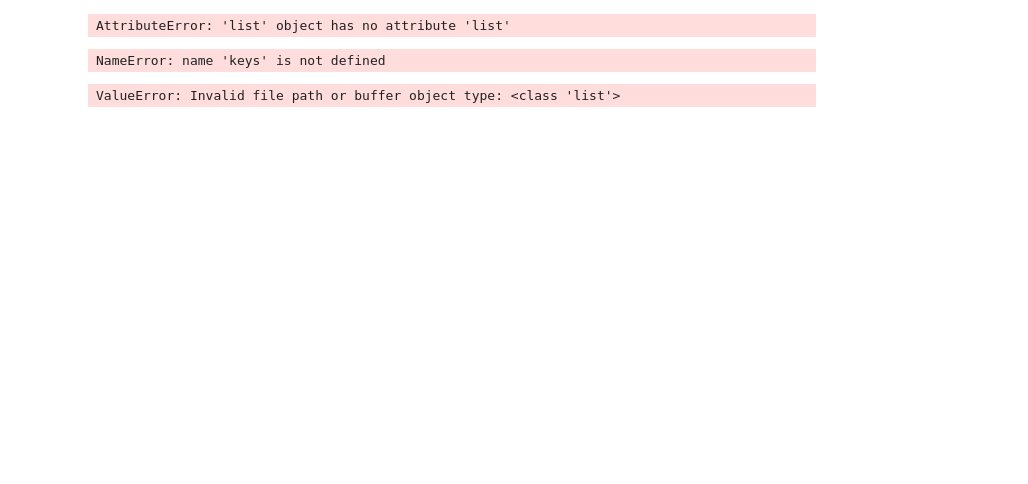
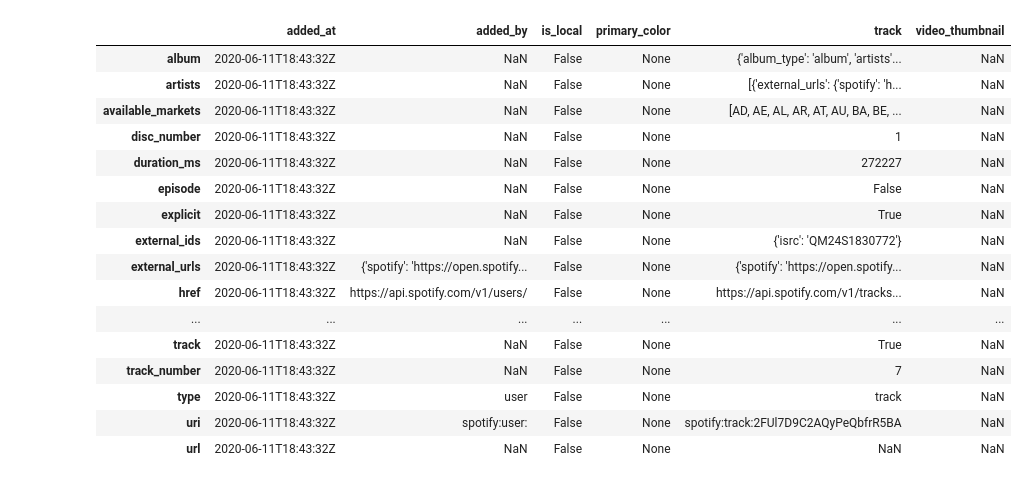
Before and after one commit to Chief-Dom/Spotify_FTB, a Jupyter notebook: api_architecture.ipynb, the cells around one changed output. Cells and saved outputs as stored; diff of their text form; code cells hidden in the pictures; blank space fills up the shorter version.

```diff
--- a/api_architecture.ipynb
+++ b/api_architecture.ipynb
@@ -30,6 +39,11 @@ uri_playL_list = ['spotify:user:22okarqslvrgo5yvlkkfvr64a:playlist:37i9dQZF1DXdg
                   'spotify:user:22okarqslvrgo5yvlkkfvr64a:playlist:6tJ0eB80eKJtFDvK3pJ7H3',
                   'spotify:user:22okarqslvrgo5yvlkkfvr64a:playlist:17resVfiqMumDlv5Ffmts6',
                   'spotify:user:22okarqslvrgo5yvlkkfvr64a:playlist:4WRdMMQSDWPqkBlrt7iERG']
+
+playlists = [ '37i9dQZF1DXdgz8ZB7c2CP',
+              '6tJ0eB80eKJtFDvK3pJ7H3',
+              '17resVfiqMumDlv5Ffmts6',
+              '4WRdMMQSDWPqkBlrt7iERG' ]
 # %%
 client_credentials_manager = SpotifyClientCredentials(client_id, client_secret)
 sp = spotipy.Spotify(client_credentials_manager=client_credentials_manager)
@@ -43,0 +50,3 @@ username
+# %%
+playlist_tracks = sp.user_playlist(user='22okarqslvrgo5yvlkkfvr64a', playlist_id=playlists[0], fields='tracks')
+playlist_tracks
@@ -43,0 +71,3 @@ username
+# %%
+trk = playlist_tracks['tracks']['items']
+trk
@@ -44,19 +92,10 @@ username
 # %%
-playlist_art = {}
-playlist_uri = {}
-playid = 5
-
-track_uri_list = list()
-playlist_uri_list = list()
-for uri in uri_playL_list:
-    playlist_uri_list.append(uri)
-    results = sp.user_playlist(username, uri)
-    results = results['tracks']['items']
-    tmp_1 = results
-    for track in results:
-        track_uri_list.append(track['track']['uri'])
+results = trk
+track_ids = list()
+for track in results:
+        track_ids.append(track['track']['id'])
         art = list()
         for artist in track['track']['artists']:
             art.append(artist['name'])
-        print(track['track']['name'][:12], '\t\t\t', art, '\n')
+        print(track['track']['name'][:12], '\n', art, '\n\n\t ----------------\n')
 # %% [output]
@@ -104,12 +119,23 @@ tmp_1
-# %%
-tmp_1.list()
-# %% [output]
-AttributeError: 'list' object has no attribute 'list'
-# %%
-keys(tmp_1)
-# %% [output]
-NameError: name 'keys' is not defined
-# %%
-jason = pd.read_json(tmp_1, orient='columns')
-# %% [output]
-ValueError: Invalid file path or buffer object type: <class 'list'>
+# %%
+for track in results:
+    tmp_2 = pd.DataFrame(track)
+
+tmp_2
+# %% [output]
+|  | added_at | added_by | is_local | primary_color | track | video_thumbnail |
+| album | 2020-06-11T18:43:32Z | NaN | False | None | {'album_type': 'album', 'artists'... | NaN |
+| artists | 2020-06-11T18:43:32Z | NaN | False | None | [{'external_urls': {'spotify': 'h... | NaN |
+| available_markets | 2020-06-11T18:43:32Z | NaN | False | None | [AD, AE, AL, AR, AT, AU, BA, BE, ... | NaN |
+| disc_number | 2020-06-11T18:43:32Z | NaN | False | None | 1 | NaN |
+| duration_ms | 2020-06-11T18:43:32Z | NaN | False | None | 272227 | NaN |
+| episode | 2020-06-11T18:43:32Z | NaN | False | None | False | NaN |
+| explicit | 2020-06-11T18:43:32Z | NaN | False | None | True | NaN |
+| external_ids | 2020-06-11T18:43:32Z | NaN | False | None | {'isrc': 'QM24S1830772'} | NaN |
+| external_urls | 2020-06-11T18:43:32Z | {'spotify': 'https://open.spotify... | False | None | {'spotify': 'https://open.spotify... | NaN |
+| href | 2020-06-11T18:43:32Z | https://api.spotify.com/v1/users/ | False | None | https://api.spotify.com/v1/tracks... | NaN |
+| ... | ... | ... | ... | ... | ... | ... |
+| track | 2020-06-11T18:43:32Z | NaN | False | None | True | NaN |
+| track_number | 2020-06-11T18:43:32Z | NaN | False | None | 7 | NaN |
+| type | 2020-06-11T18:43:32Z | user | False | None | track | NaN |
+| uri | 2020-06-11T18:43:32Z | spotify:user: | False | None | spotify:track:2FUl7D9C2AQyPeQbfrR5BA | NaN |
+| url | 2020-06-11T18:43:32Z | NaN | False | None | NaN | NaN |
```
Also changed, not shown: parts of 11 cells of this notebook.
